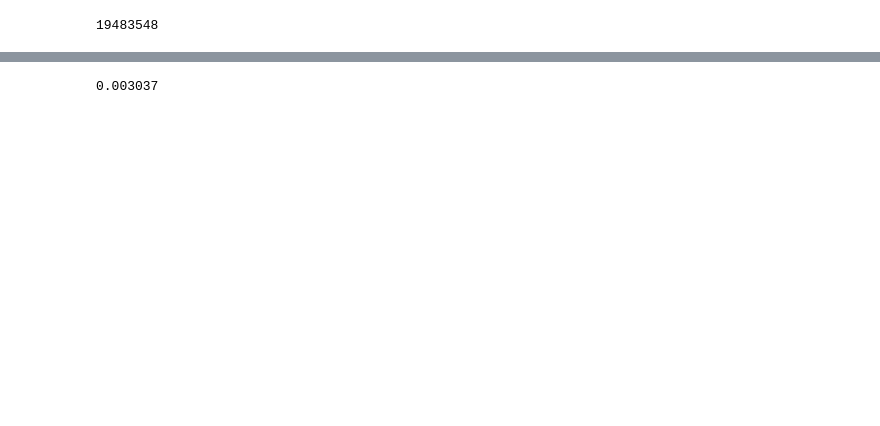
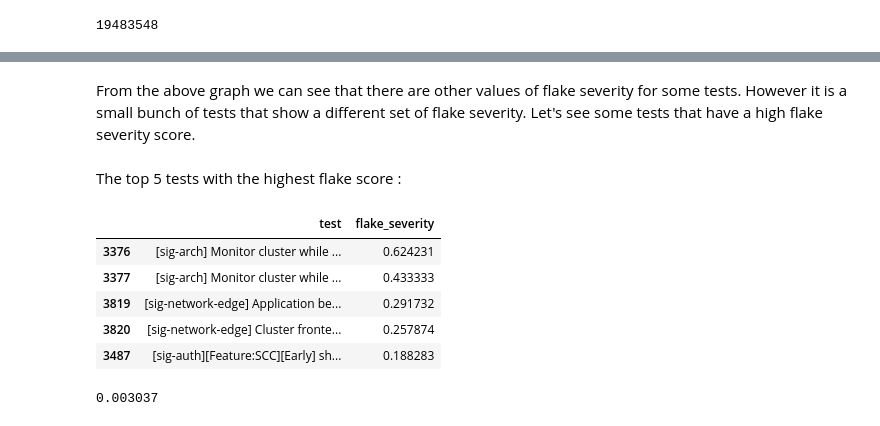
Before and after one commit to aicoe-aiops/ocp-ci-analysis, a Jupyter notebook: notebooks/data-sources/TestGrid/metrics/number_of_flakes.ipynb, the cells around one changed output, grey strips where cells are left out. Cells and saved outputs as stored; diff of their text form; code cells hidden in the pictures; blank space fills up the shorter version.

```diff
--- a/notebooks/data-sources/TestGrid/metrics/number_of_flakes.ipynb
+++ b/notebooks/data-sources/TestGrid/metrics/number_of_flakes.ipynb
@@ -110,3 +165,16 @@ df_csv.head()
+# %% [markdown]
+From the above graph we can see that there are other values of flake severity for some tests. However it is a small bunch of tests that show a different set of flake severity. Let's see some tests that have a high flake severity score.
+# %% [markdown]
+The top 5 tests with the highest flake score :
+# %%
+flake_severity.nlargest(5, 'flake_severity')
+# %% [output]
+|  | test | flake_severity |
+| 3376 | [sig-arch] Monitor cluster while ... | 0.624231 |
+| 3377 | [sig-arch] Monitor cluster while ... | 0.433333 |
+| 3819 | [sig-network-edge] Application be... | 0.291732 |
+| 3820 | [sig-network-edge] Cluster fronte... | 0.257874 |
+| 3487 | [sig-auth][Feature:SCC][Early] sh... | 0.188283 |
 # %%
 # saving only the first 1 million out of 30 million rows due to pvc limits. Expected data size is 7.5 GB
 # 250mb = 1 million --> 7500 mb = 30 million
```
Also changed, not shown: parts of 9 cells of this notebook.
